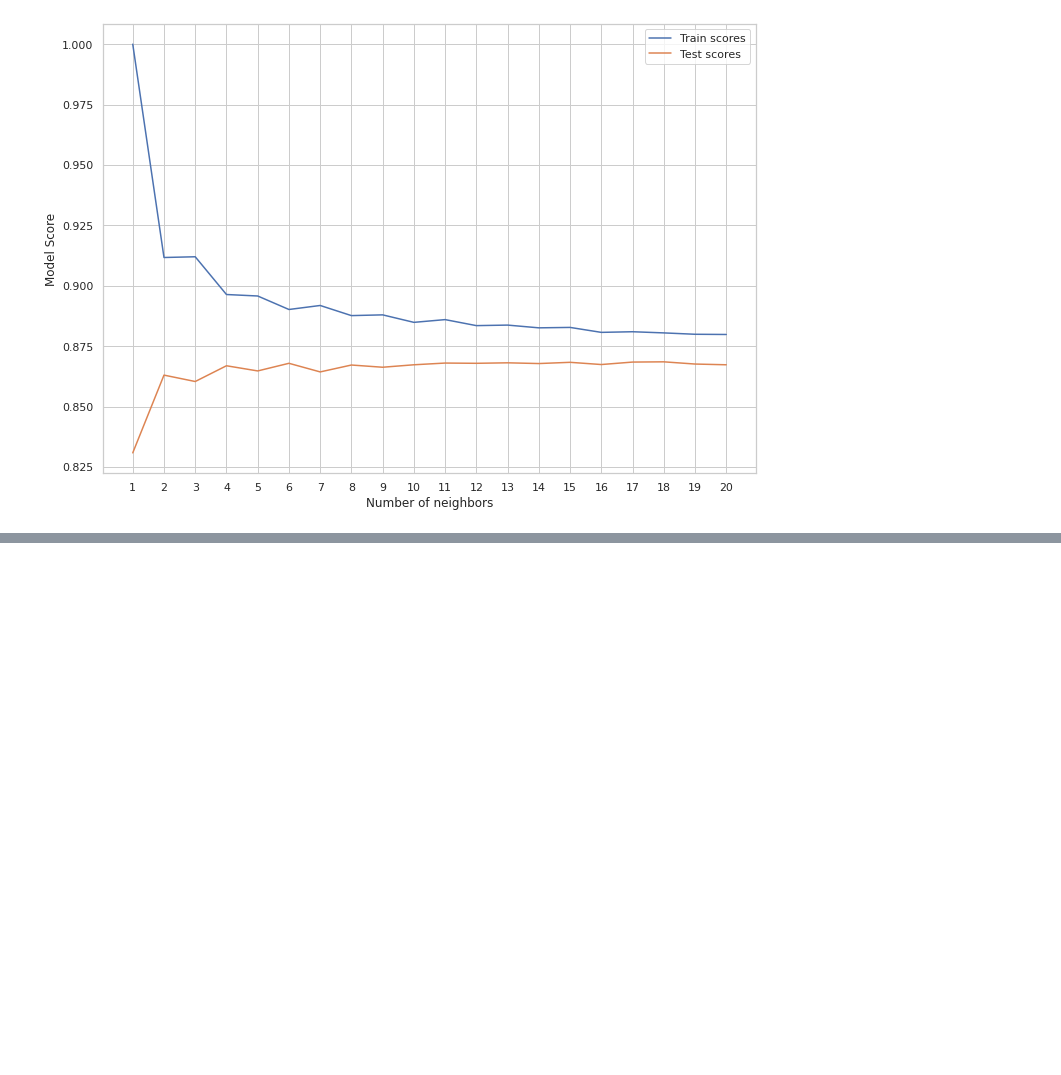
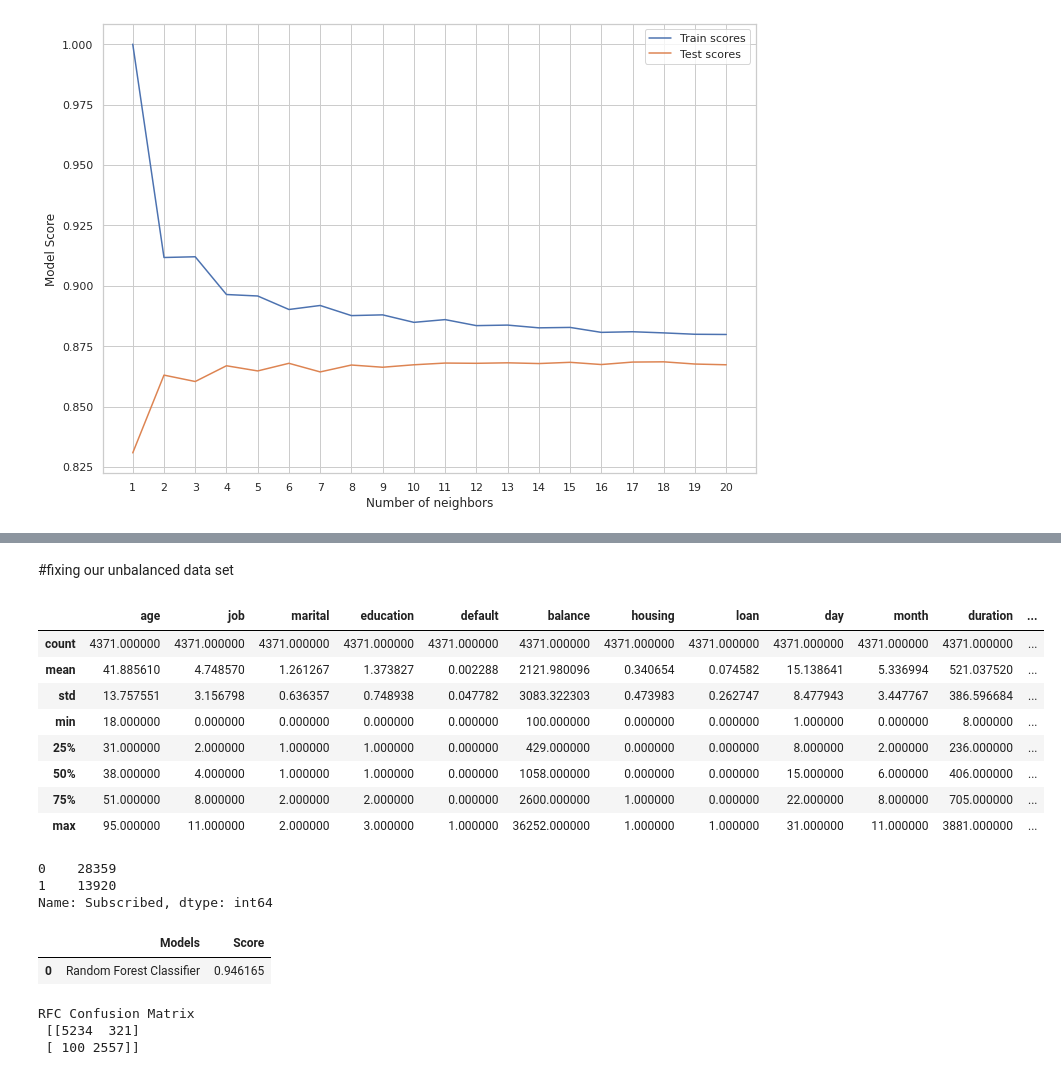
Before and after one commit to asim5800/Marketing-Campaign-Effectiveness-Prediction-, a Jupyter notebook: Bank_Marketing_Effectiveness_Prediction_Capstone_Project.ipynb, the cells around one changed output, grey strips where cells are left out. Cells and saved outputs as stored; diff of their text form; code cells hidden in the pictures; blank space fills up the shorter version.

```diff
--- a/Bank_Marketing_Effectiveness_Prediction_Capstone_Project.ipynb
+++ b/Bank_Marketing_Effectiveness_Prediction_Capstone_Project.ipynb
@@ -450,0 +673,2 @@ Maximum KNN score on the test data:86.85% on k value as 17
+# %% [markdown]
+#fixing our unbalanced data set
@@ -450,0 +677,14 @@ Maximum KNN score on the test data:86.85% on k value as 17
+# %%
+df_minority = df_working[df_working['Subscribed'] == 1]
+# %%
+df_minority.describe()
+# %% [output]
+|  | age | job | marital | education | default | balance | housing | loan | day | month | duration | ... |
+| count | 4371.000000 | 4371.000000 | 4371.000000 | 4371.000000 | 4371.000000 | 4371.000000 | 4371.000000 | 4371.000000 | 4371.000000 | 4371.000000 | 4371.000000 | ... |
+| mean | 41.885610 | 4.748570 | 1.261267 | 1.373827 | 0.002288 | 2121.980096 | 0.340654 | 0.074582 | 15.138641 | 5.336994 | 521.037520 | ... |
+| std | 13.757551 | 3.156798 | 0.636357 | 0.748938 | 0.047782 | 3083.322303 | 0.473983 | 0.262747 | 8.477943 | 3.447767 | 386.596684 | ... |
+| min | 18.000000 | 0.000000 | 0.000000 | 0.000000 | 0.000000 | 100.000000 | 0.000000 | 0.000000 | 1.000000 | 0.000000 | 8.000000 | ... |
+| 25% | 31.000000 | 2.000000 | 1.000000 | 1.000000 | 0.000000 | 429.000000 | 0.000000 | 0.000000 | 8.000000 | 2.000000 | 236.000000 | ... |
+| 50% | 38.000000 | 4.000000 | 1.000000 | 1.000000 | 0.000000 | 1058.000000 | 0.000000 | 0.000000 | 15.000000 | 6.000000 | 406.000000 | ... |
+| 75% | 51.000000 | 8.000000 | 2.000000 | 2.000000 | 0.000000 | 2600.000000 | 1.000000 | 0.000000 | 22.000000 | 8.000000 | 705.000000 | ... |
+| max | 95.000000 | 11.000000 | 2.000000 | 3.000000 | 1.000000 | 36252.000000 | 1.000000 | 1.000000 | 31.000000 | 11.000000 | 3881.000000 | ... |
@@ -450,0 +705,6 @@ Maximum KNN score on the test data:86.85% on k value as 17
+# %%
+df_upsampled["Subscribed"].value_counts()
+# %% [output]
+0    28359
+1    13920
+Name: Subscribed, dtype: int64
@@ -450,0 +725,15 @@ Maximum KNN score on the test data:86.85% on k value as 17
+# %%
+models = pd.DataFrame({
+                'Models': ['Random Forest Classifier'],
+                'Score':  [RFCCV]})
+
+models.sort_values(by='Score', ascending=False)
+# %% [output]
+|  | Models | Score |
+| 0 | Random Forest Classifier | 0.946165 |
+# %%
+print('RFC Confusion Matrix\n', confusion_matrix(y_test, rfcpred))
+# %% [output]
+RFC Confusion Matrix
+ [[5234  321]
+ [ 100 2557]]
```
Also changed, not shown: parts of 30 cells of this notebook.
